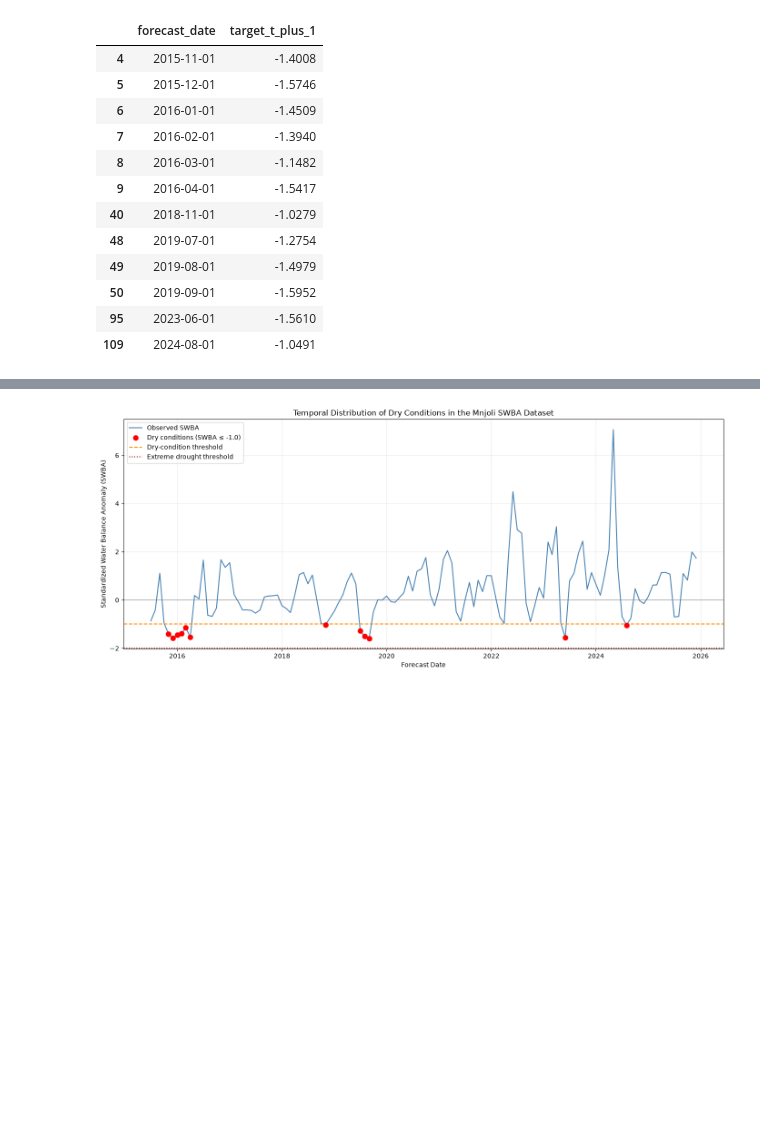
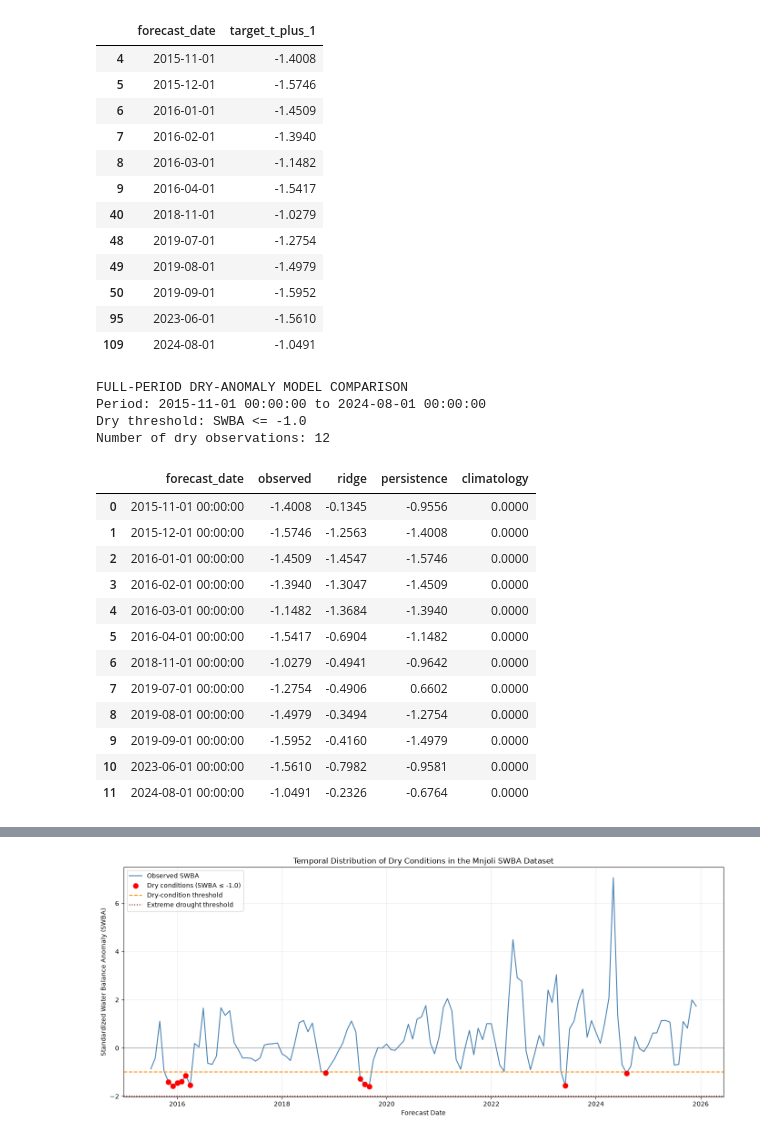
Before and after one commit to Paradise-theking/Eswatini-Water-Stress-ML, a Jupyter notebook: notebooks/06_sensitivity_and_anomaly_analysis_clean.ipynb, the cells around one changed output, grey strips where cells are left out. Drawn from its saved outputs; the diff is of its cells as text; code cells hidden in the pictures; blank space fills up the shorter version.

```diff
--- a/notebooks/06_sensitivity_and_anomaly_analysis_clean.ipynb
+++ b/notebooks/06_sensitivity_and_anomaly_analysis_clean.ipynb
@@ -535,3 +568,82 @@ Dry-condition samples (SWBA <= -1.0):
 | 50 | 2019-09-01 | -1.5952 |
 | 95 | 2023-06-01 | -1.5610 |
 | 109 | 2024-08-01 | -1.0491 |
+# %%
+
+# FULL-PERIOD DRY-ANOMALY MODEL COMPARISON (2015–2025)
+
+# Start with the complete chronological modelling dataset
+dry_comparison = df_model[
+    ["forecast_date", "target_t_plus_1"]
+].copy()
+
+dry_comparison["forecast_date"] = pd.to_datetime(
+    dry_comparison["forecast_date"]
+)
+
+# Observed SWBA
+dry_comparison = dry_comparison.rename(
+    columns={"target_t_plus_1": "observed"}
+)
+
+# Ridge predictions across the full dataset
+dry_comparison["ridge"] = final_ridge.predict(
+    df_model[selected_features]
+)
+
+# Persistence baseline: previous observed SWBA
+dry_comparison["persistence"] = (
+    df_model["target_t_plus_1"].shift(1).values
+)
+
+# Climatology baseline: zero standardized anomaly
+dry_comparison["climatology"] = 0.0
+
+# Retain only observed dry-anomaly events
+dry_comparison = dry_comparison.loc[
+    dry_comparison["observed"] <= -1.0
+].copy()
+
+# Remove rows with unavailable baseline predictions
+dry_comparison = dry_comparison.dropna()
+
+# Chronological ordering
+dry_comparison = dry_comparison.sort_values(
+    "forecast_date"
+).reset_index(drop=True)
+
+print("FULL-PERIOD DRY-ANOMALY MODEL COMPARISON")
+print("Period:",
+      dry_comparison["forecast_date"].min(),
+      "to",
+      dry_comparison["forecast_date"].max())
+
+print("Dry threshold: SWBA <= -1.0")
+print("Number of dry observations:", len(dry_comparison))
+
+display(
+    dry_comparison.style.format({
+        "observed": "{:.4f}",
+        "ridge": "{:.4f}",
+        "persistence": "{:.4f}",
+        "climatology": "{:.4f}"
+    })
+)
+# %% [output]
+FULL-PERIOD DRY-ANOMALY MODEL COMPARISON
+Period: 2015-11-01 00:00:00 to 2024-08-01 00:00:00
+Dry threshold: SWBA <= -1.0
+Number of dry observations: 12
+|  | forecast_date | observed | ridge | persistence | climatology |
+| 0 | 2015-11-01 00:00:00 | -1.4008 | -0.1345 | -0.9556 | 0.0000 |
+| 1 | 2015-12-01 00:00:00 | -1.5746 | -1.2563 | -1.4008 | 0.0000 |
+| 2 | 2016-01-01 00:00:00 | -1.4509 | -1.4547 | -1.5746 | 0.0000 |
+| 3 | 2016-02-01 00:00:00 | -1.3940 | -1.3047 | -1.4509 | 0.0000 |
+| 4 | 2016-03-01 00:00:00 | -1.1482 | -1.3684 | -1.3940 | 0.0000 |
+| 5 | 2016-04-01 00:00:00 | -1.5417 | -0.6904 | -1.1482 | 0.0000 |
+| 6 | 2018-11-01 00:00:00 | -1.0279 | -0.4941 | -0.9642 | 0.0000 |
+| 7 | 2019-07-01 00:00:00 | -1.2754 | -0.4906 | 0.6602 | 0.0000 |
+| 8 | 2019-08-01 00:00:00 | -1.4979 | -0.3494 | -1.2754 | 0.0000 |
+| 9 | 2019-09-01 00:00:00 | -1.5952 | -0.4160 | -1.4979 | 0.0000 |
+| 10 | 2023-06-01 00:00:00 | -1.5610 | -0.7982 | -0.9581 | 0.0000 |
+| 11 | 2024-08-01 00:00:00 | -1.0491 | -0.2326 | -0.6764 | 0.0000 |
```
Also changed, not shown: parts of 23 cells of this notebook, 2 other files.
